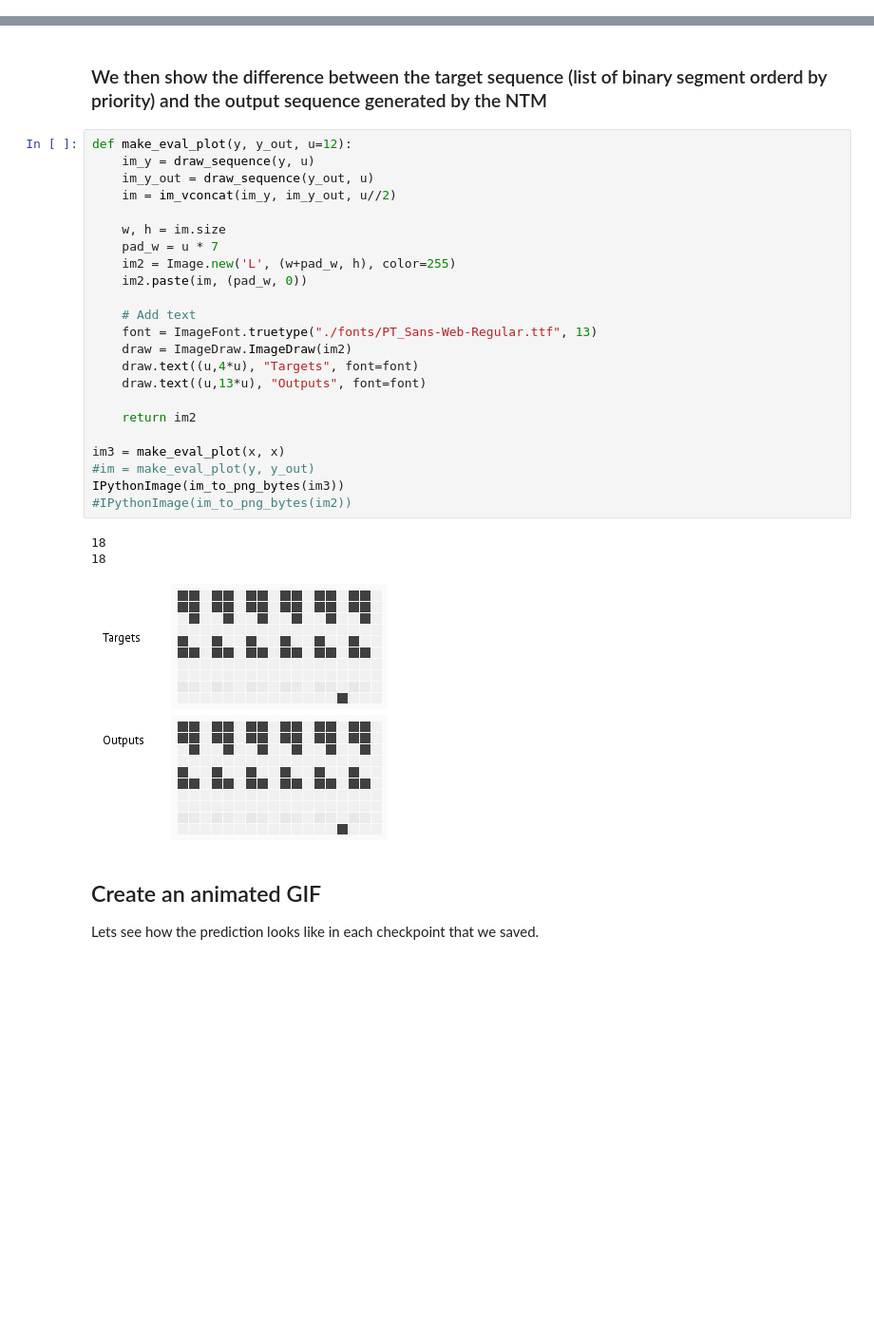
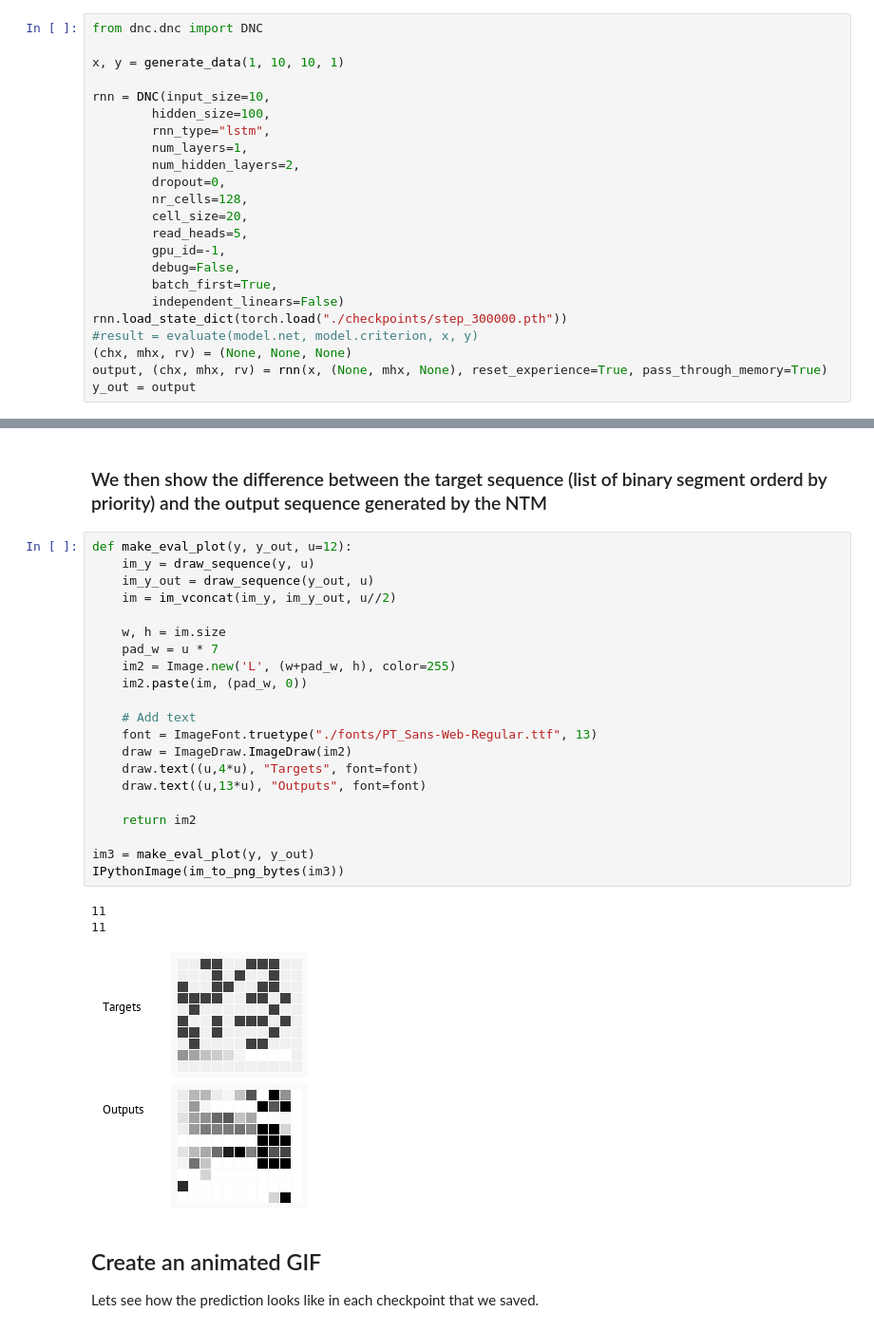
Before and after one commit to geektoni/pytorch-dnc-tests, a Jupyter notebook: priority_sort_task/priority-sort-task-plots.ipynb, the cells around one changed output, grey strips where cells are left out. Shown at 95% size. Cells and saved outputs as stored; diff of their text form; blank space fills up the shorter version.

Commit message:
Update ipython notebook to work also with the new data

```diff
--- a/priority_sort_task/priority-sort-task-plots.ipynb
+++ b/priority_sort_task/priority-sort-task-plots.ipynb
@@ -140,3 +149,26 @@ x, y = generate_data(1, 2, 10, 5)
+# %%
+from dnc.dnc import DNC
+
+x, y = generate_data(1, 10, 10, 1)
+
+rnn = DNC(input_size=10,
+        hidden_size=100,
+        rnn_type="lstm",
+        num_layers=1,
+        num_hidden_layers=2,
+        dropout=0,
+        nr_cells=128,
+        cell_size=20,
+        read_heads=5,
+        gpu_id=-1,
+        debug=False,
+        batch_first=True,
+        independent_linears=False)
+rnn.load_state_dict(torch.load("./checkpoints/step_300000.pth"))
+#result = evaluate(model.net, model.criterion, x, y)
+(chx, mhx, rv) = (None, None, None)
+output, (chx, mhx, rv) = rnn(x, (None, mhx, None), reset_experience=True, pass_through_memory=True)
+y_out = output
 # %%
 def cmap(value):
     pixval = value * 255
@@ -187,30 +219,28 @@ def im_vconcat(im1, im2, pad=8):
 # %%
 def make_eval_plot(y, y_out, u=12):
     im_y = draw_sequence(y, u)
     im_y_out = draw_sequence(y_out, u)
     im = im_vconcat(im_y, im_y_out, u//2)
 
     w, h = im.size
     pad_w = u * 7
     im2 = Image.new('L', (w+pad_w, h), color=255)
     im2.paste(im, (pad_w, 0))
 
     # Add text
     font = ImageFont.truetype("./fonts/PT_Sans-Web-Regular.ttf", 13)
     draw = ImageDraw.ImageDraw(im2)
     draw.text((u,4*u), "Targets", font=font)
     draw.text((u,13*u), "Outputs", font=font)
 
     return im2
 
-im3 = make_eval_plot(x, x)
-#im = make_eval_plot(y, y_out)
+im3 = make_eval_plot(y, y_out)
 IPythonImage(im_to_png_bytes(im3))
-#IPythonImage(im_to_png_bytes(im2))
 # %% [output]
-18
-18
+11
+11
-[figure, old version]
+[figure, new version]
 # %% [markdown]
 ## Create an animated GIF
 
```
Also changed, not shown: parts of 10 cells of this notebook, 5 other files.
